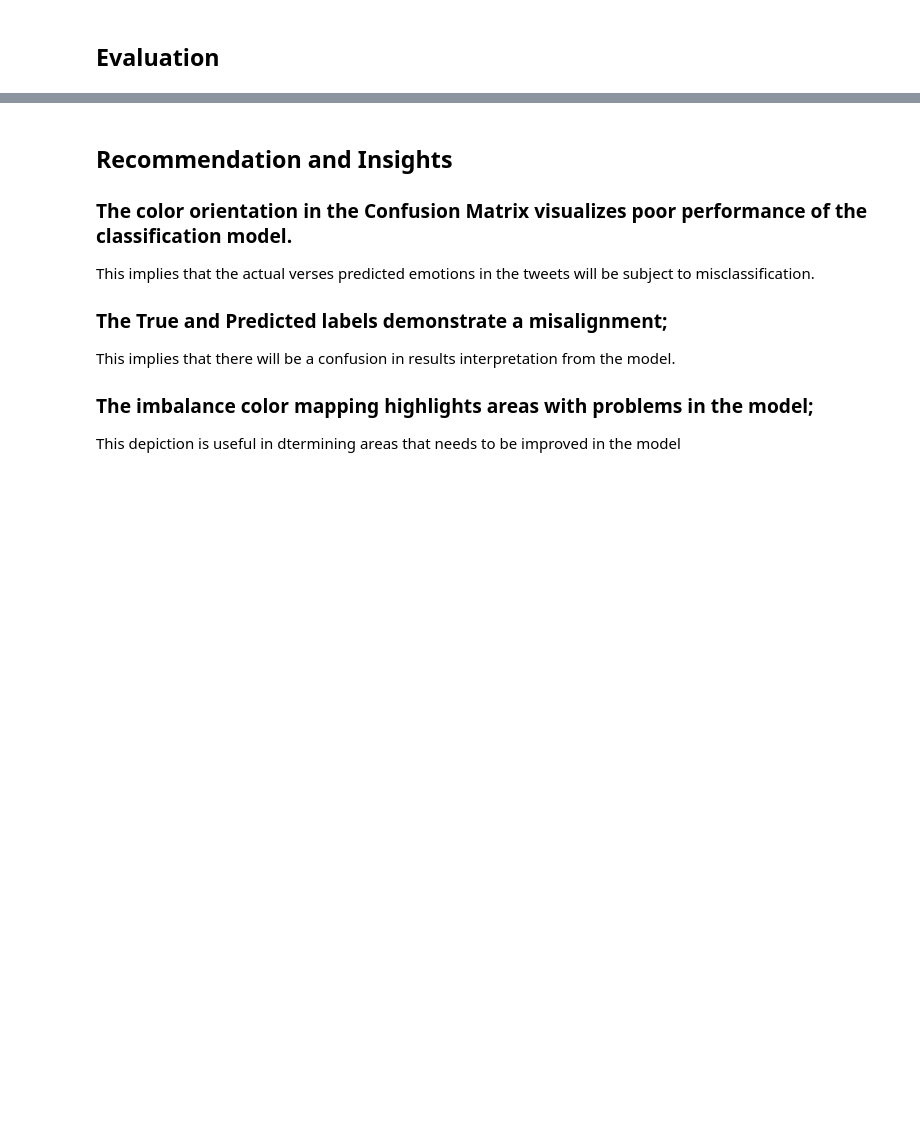
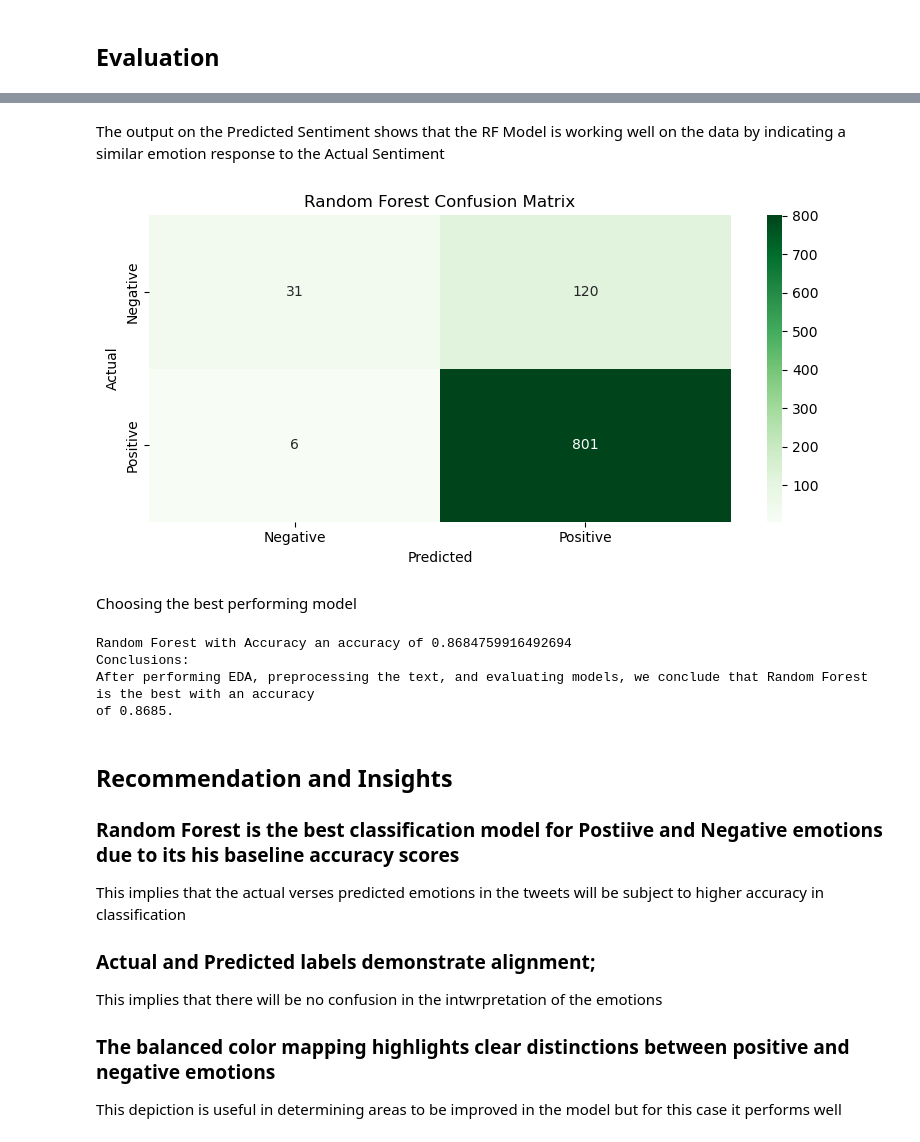
Before and after one commit to reagan-adajo/Phase_4, a Jupyter notebook: index.ipynb, the cells around one changed output, grey strips where cells are left out. Drawn from its saved outputs; the diff is of its cells as text; code cells hidden in the pictures; blank space fills up the shorter version.

```diff
--- a/index.ipynb
+++ b/index.ipynb
@@ -311,0 +338,17 @@ The model did not perform so well on predicting unseen data with more errors and
+# %%
+#imports
+from sklearn.model_selection import GridSearchCV
+from sklearn.ensemble import RandomForestClassifier
+
+# Changing the model in the pipeline to Random Forest and setting the parameters
+pipeline_rf = pipeline.set_params(clf=RandomForestClassifier(n_estimators=100, random_state=42))
+
+# Creating a param grid for hyper-parameter tuning
+param_grid_rf = {
+    'clf__max_depth': [10, 20, None],  # Tree depth
+    'clf__min_samples_split': [2, 5, 10],  # Min samples to split
+}
+
+# Creating a grid search
+grid_search = GridSearchCV(pipeline_rf, param_grid=param_grid_rf, cv=3, scoring="accuracy", n_jobs=1)
+grid_search.fit(X_train, y_train)
@@ -311,0 +368,10 @@ The model did not perform so well on predicting unseen data with more errors and
+# %%
+# Getting the best model
+best_model_rf = grid_search.best_estimator_
+
+# Predicting using the best model
+y_pred_rf = best_model_rf.predict(X_test)
+
+
+print("\nClassification Report on Validation Data:")
+print(classification_report(y_test, y_pred_rf))
@@ -312,10 +424,47 @@ The model did not perform so well on predicting unseen data with more errors and
+# %% [markdown]
+The output on the Predicted Sentiment shows that the RF Model is working well on the data by indicating a similar emotion response to the Actual Sentiment
+# %%
+# Plotting confusion matrix for the Random Forest Model
+cm_rf = confusion_matrix(y_test, y_pred_rf)
+fig, ax = plt.subplots(figsize=(8,4))
+sns.heatmap(cm_rf, annot=True, fmt='d', ax=ax, cmap='Greens',xticklabels=['Negative', 'Positive'],
+            yticklabels=['Negative', 'Positive'])
+ax.set_title('Random Forest Confusion Matrix')
+ax.set_xlabel('Predicted')
+ax.set_ylabel('Actual')
+
+plt.tight_layout()
+plt.show()
+# %% [output]
+[figure, added]
+# %% [markdown]
+Choosing the best performing model
+# %%
+# Choosing best model based on accuracy
+if accuracy_score_log_reg >= accuracy_score_rf:
+    best_model = 'Logistic Regression'
+    best_accuracy = accuracy_score_log_reg
+else:
+    best_model = 'Random Forest'
+    best_accuracy = accuracy_score_rf
+
+print(f"Random Forest with Accuracy an accuracy of {accuracy_score_rf}")
+
+print('\
+Conclusions:')
+print('After performing EDA, preprocessing the text, and evaluating models, we conclude that ' + best_model + ' is the best with an accuracy \nof ' + str(round(best_accuracy, 4)) + '.')
+# %% [output]
+Random Forest with Accuracy an accuracy of 0.8684759916492694
+Conclusions:
+After performing EDA, preprocessing the text, and evaluating models, we conclude that Random Forest is the best with an accuracy
+of 0.8685.
 # %% [markdown]
 ## Recommendation and Insights
-### The color orientation in the Confusion Matrix visualizes poor performance of the classification model.
-This implies that the actual verses predicted emotions in the tweets will be subject to misclassification.
-### The True and Predicted labels demonstrate a misalignment;
-This implies that there will be a confusion in results interpretation from the model.
-### The imbalance color mapping highlights areas with problems in the model;
-This depiction is useful in dtermining areas that needs to be improved in the model
+### Random Forest is the best classification model for Postiive and Negative emotions due to its his baseline accuracy scores
+This implies that the actual verses predicted emotions in the tweets will be subject to higher accuracy in classification
+### Actual and Predicted labels demonstrate alignment;
+This implies that there will be no confusion in the intwrpretation of the emotions
+### The balanced color mapping highlights clear distinctions between positive and negative emotions
+This depiction is useful in determining areas to be improved in the model but for this case it performs well
 # %% [markdown]
 ## Conclusion
```
Also changed, not shown: parts of 41 cells of this notebook, 10 other files.
